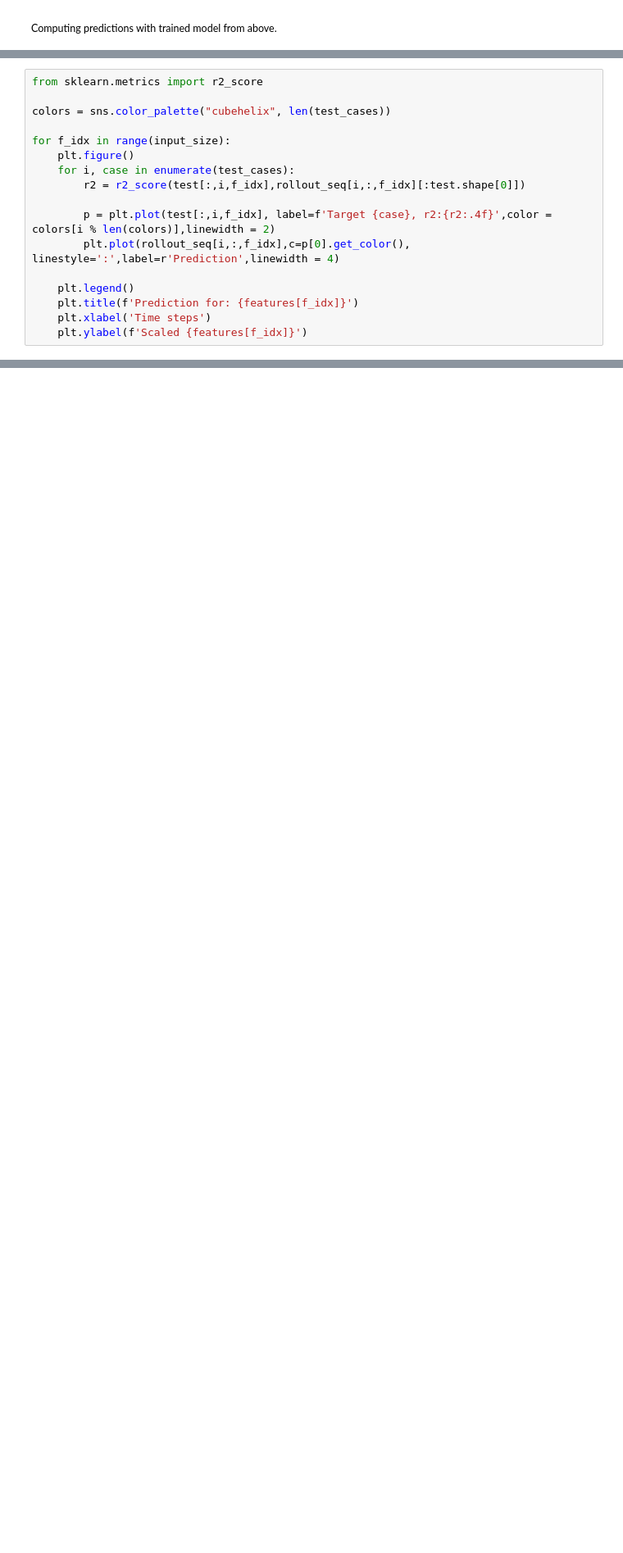
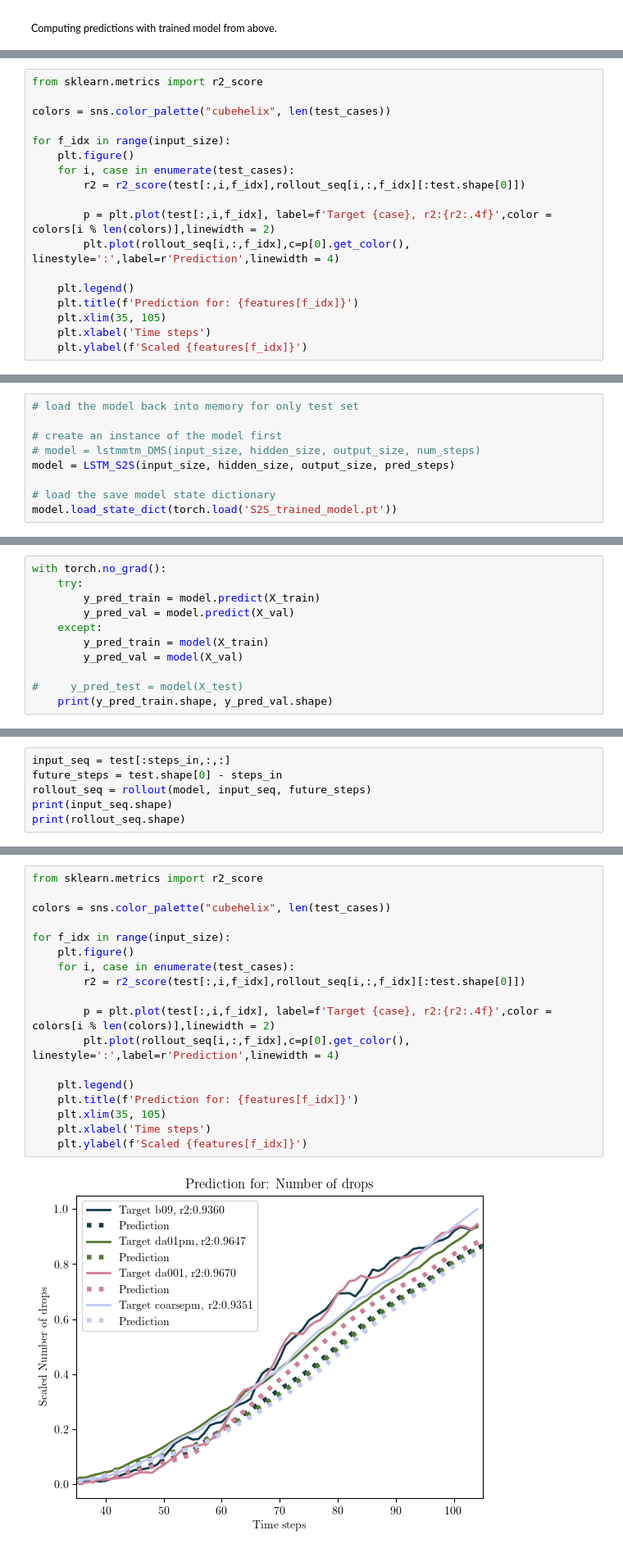
Before and after one commit to jpv219/LSTMIX, a Jupyter notebook: LSTM_MTM/LSTM_SMX_MTM.ipynb, the cells around one changed output, grey strips where cells are left out. Shown at 82% size. Saved outputs shown, nothing was run; the diff lists cells and outputs as text; blank space fills up the shorter version.

Commit message:
LSTM S2S Training and predictor added. S2S approach fully implemented and tested with early stopping functionality. Tests need to be carried out on hyperparameter tuning.

```diff
--- a/LSTM_MTM/LSTM_SMX_MTM.ipynb
+++ b/LSTM_MTM/LSTM_SMX_MTM.ipynb
@@ -779,5 +761,6 @@ for f_idx in range(input_size):
 
     plt.legend()
     plt.title(f'Prediction for: {features[f_idx]}')
+    plt.xlim(35, 105)
     plt.xlabel('Time steps')
     plt.ylabel(f'Scaled {features[f_idx]}')
@@ -789,0 +1079,9 @@ for f_idx in range(input_size):
+# %%
+# load the model back into memory for only test set
+
+# create an instance of the model first
+# model = lstmmtm_DMS(input_size, hidden_size, output_size, num_steps)
+model = LSTM_S2S(input_size, hidden_size, output_size, pred_steps)
+
+# load the save model state dictionary
+model.load_state_dict(torch.load('S2S_trained_model.pt'))
@@ -789,0 +1090,11 @@ for f_idx in range(input_size):
+# %%
+with torch.no_grad():
+    try:
+        y_pred_train = model.predict(X_train)
+        y_pred_val = model.predict(X_val)
+    except:
+        y_pred_train = model(X_train)
+        y_pred_val = model(X_val)
+
+#     y_pred_test = model(X_test)
+    print(y_pred_train.shape, y_pred_val.shape)
@@ -789,0 +1200,6 @@ for f_idx in range(input_size):
+# %%
+input_seq = test[:steps_in,:,:]
+future_steps = test.shape[0] - steps_in
+rollout_seq = rollout(model, input_seq, future_steps)
+print(input_seq.shape)
+print(rollout_seq.shape)
@@ -789,0 +1210,20 @@ for f_idx in range(input_size):
+# %%
+from sklearn.metrics import r2_score
+
+colors = sns.color_palette("cubehelix", len(test_cases))
+
+for f_idx in range(input_size):
+    plt.figure()
+    for i, case in enumerate(test_cases):
+        r2 = r2_score(test[:,i,f_idx],rollout_seq[i,:,f_idx][:test.shape[0]])
+
+        p = plt.plot(test[:,i,f_idx], label=f'Target {case}, r2:{r2:.4f}',color = colors[i % len(colors)],linewidth = 2)
+        plt.plot(rollout_seq[i,:,f_idx],c=p[0].get_color(), linestyle=':',label=r'Prediction',linewidth = 4)
+
+    plt.legend()
+    plt.title(f'Prediction for: {features[f_idx]}')
+    plt.xlim(35, 105)
+    plt.xlabel('Time steps')
+    plt.ylabel(f'Scaled {features[f_idx]}')
+# %% [output]
+[figure, added]
```
Also changed, not shown: parts of 29 cells of this notebook, 2 other files.
